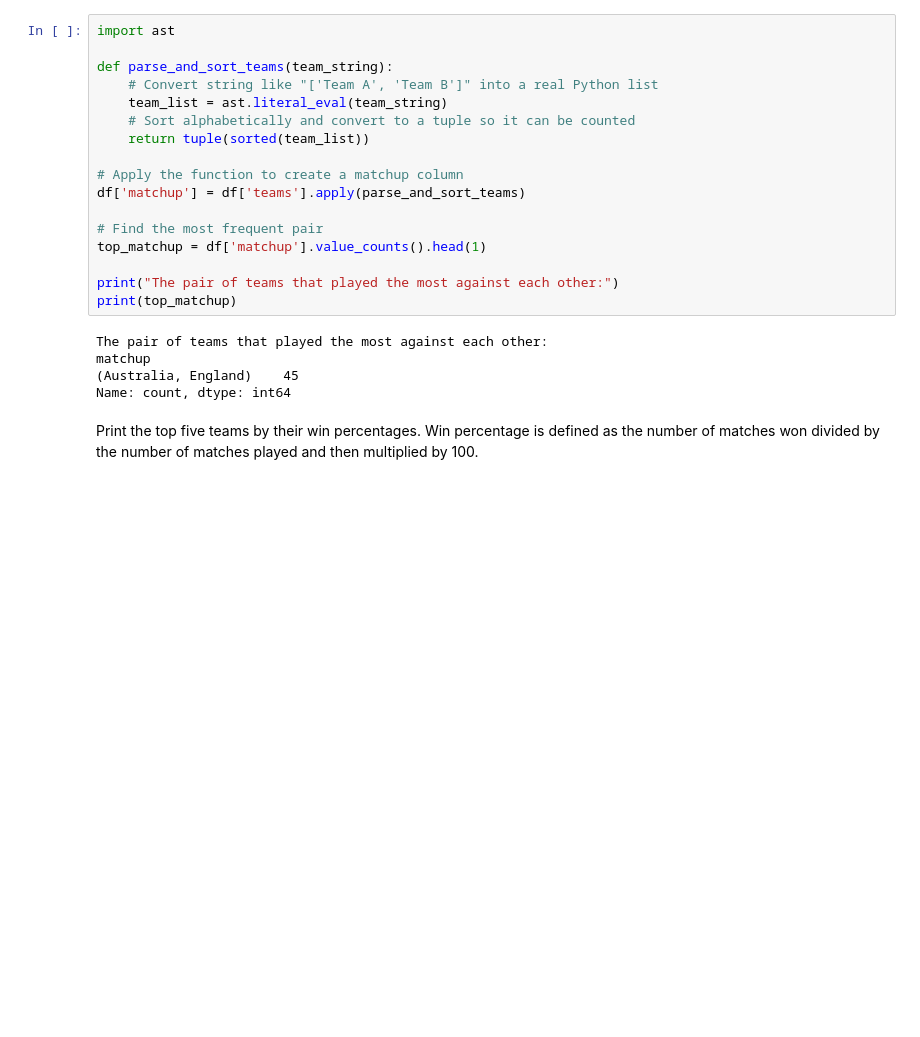
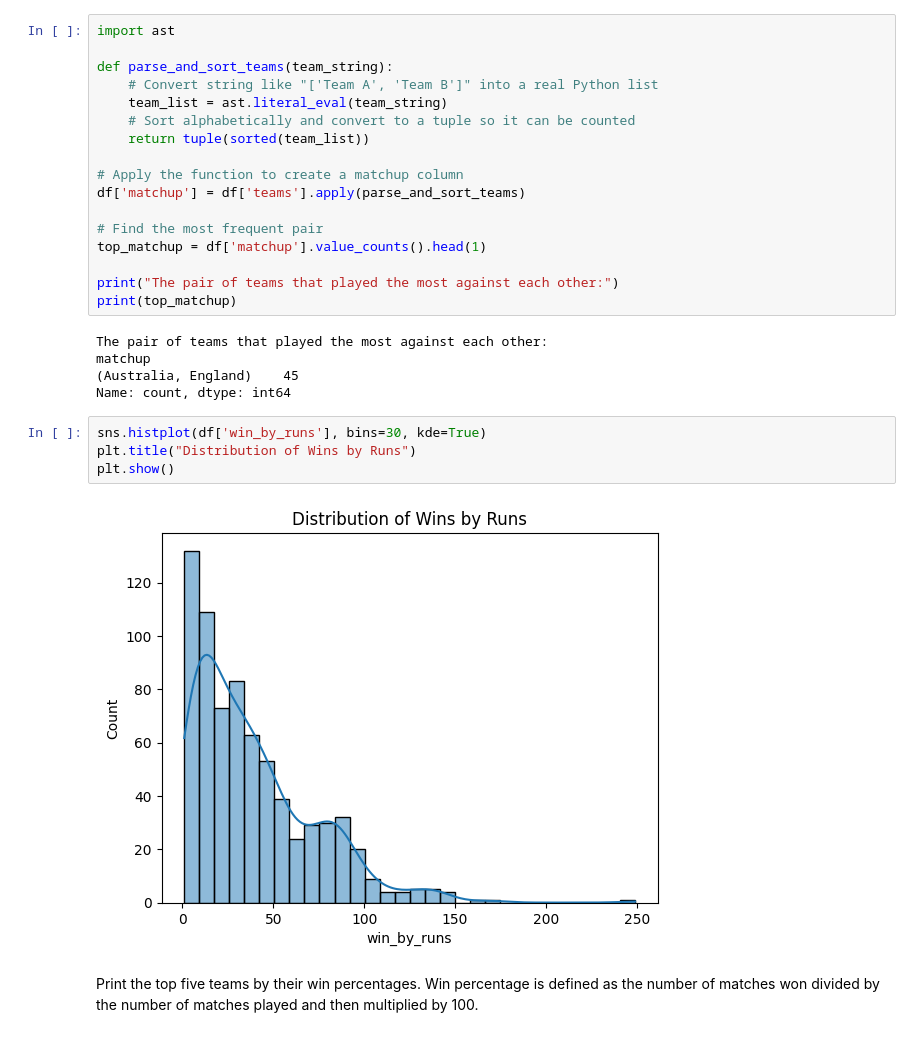
Before and after one commit to Priyanshu7302/Data_science_assignment, a Jupyter notebook: international_t20_data_analysis.ipynb, the cells around one changed output. Drawn from its saved outputs; the diff is of its cells as text; blank space fills up the shorter version.

```diff
--- a/international_t20_data_analysis.ipynb
+++ b/international_t20_data_analysis.ipynb
@@ -59,6 +160,12 @@ The pair of teams that played the most against each other:
 matchup
 (Australia, England)    45
 Name: count, dtype: int64
+# %%
+sns.histplot(df['win_by_runs'], bins=30, kde=True)
+plt.title("Distribution of Wins by Runs")
+plt.show()
+# %% [output]
+[figure, added]
 # %% [markdown]
 Print the top five teams by their win percentages. Win percentage is defined as the number of matches won divided by the number of matches played and then multiplied by 100.
 # %%
```
Also changed, not shown: parts of 14 cells of this notebook.
